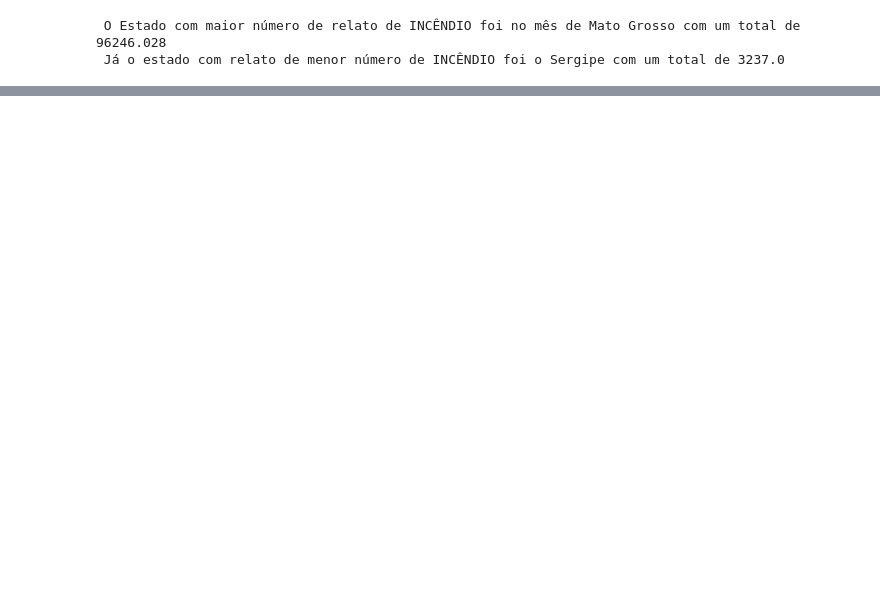
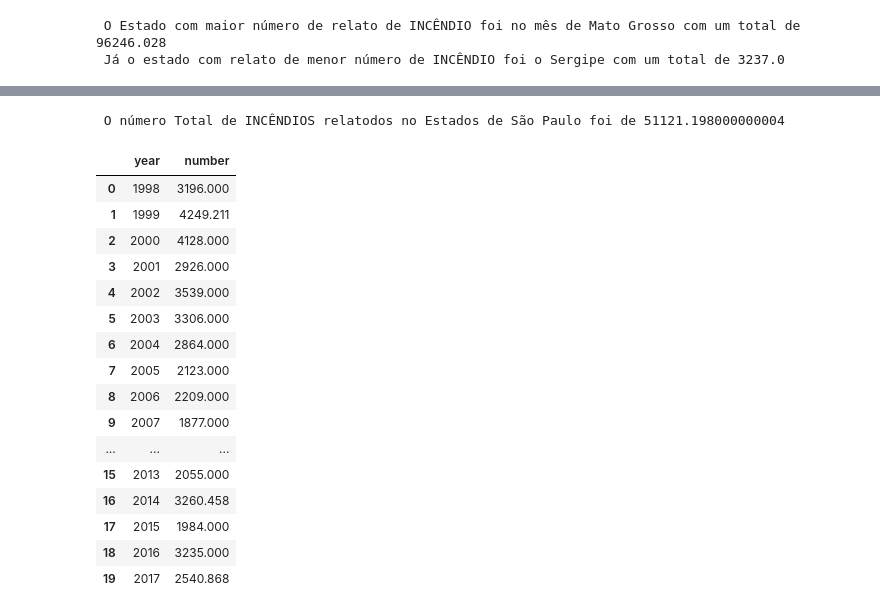
Before and after one commit to Gcango/Analise-dos-Incendios-Florestais-no-Brasil, a Jupyter notebook: Analise_dos_Inc_Florestais.ipynb, the cells around one changed output, grey strips where cells are left out. Drawn from its saved outputs; the diff is of its cells as text; code cells hidden in the pictures; blank space fills up the shorter version.

```diff
--- a/Analise_dos_Inc_Florestais.ipynb
+++ b/Analise_dos_Inc_Florestais.ipynb
@@ -251,0 +264,5 @@ print(f" Já o estado com relato de menor número de INCÊNDIO foi o {max_estado
+# %%
+state_sp = dados[dados['state'] == 'Sao Paulo']['number'].sum()
+print(f" O número Total de INCÊNDIOS relatodos no Estados de São Paulo foi de {state_sp}")
+# %% [output]
+ O número Total de INCÊNDIOS relatodos no Estados de São Paulo foi de 51121.198000000004
@@ -251,0 +271,22 @@ print(f" Já o estado com relato de menor número de INCÊNDIO foi o {max_estado
+# %%
+state_sp = dados[dados['state'] == 'Sao Paulo']
+inc_anual_sp = state_sp.groupby('year')['number'].sum().reset_index()
+inc_anual_sp
+# %% [output]
+|  | year | number |
+| 0 | 1998 | 3196.000 |
+| 1 | 1999 | 4249.211 |
+| 2 | 2000 | 4128.000 |
+| 3 | 2001 | 2926.000 |
+| 4 | 2002 | 3539.000 |
+| 5 | 2003 | 3306.000 |
+| 6 | 2004 | 2864.000 |
+| 7 | 2005 | 2123.000 |
+| 8 | 2006 | 2209.000 |
+| 9 | 2007 | 1877.000 |
+| ... | ... | ... |
+| 15 | 2013 | 2055.000 |
+| 16 | 2014 | 3260.458 |
+| 17 | 2015 | 1984.000 |
+| 18 | 2016 | 3235.000 |
+| 19 | 2017 | 2540.868 |
```
Also changed, not shown: parts of 19 cells of this notebook.
